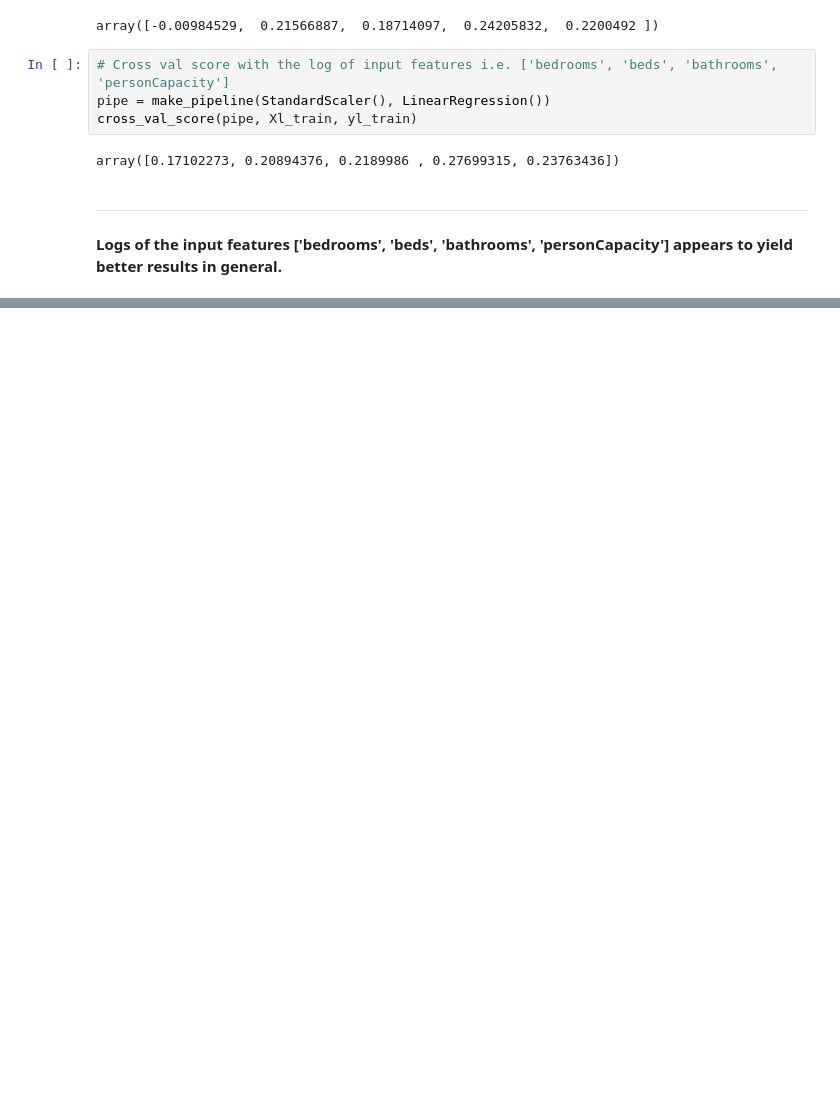
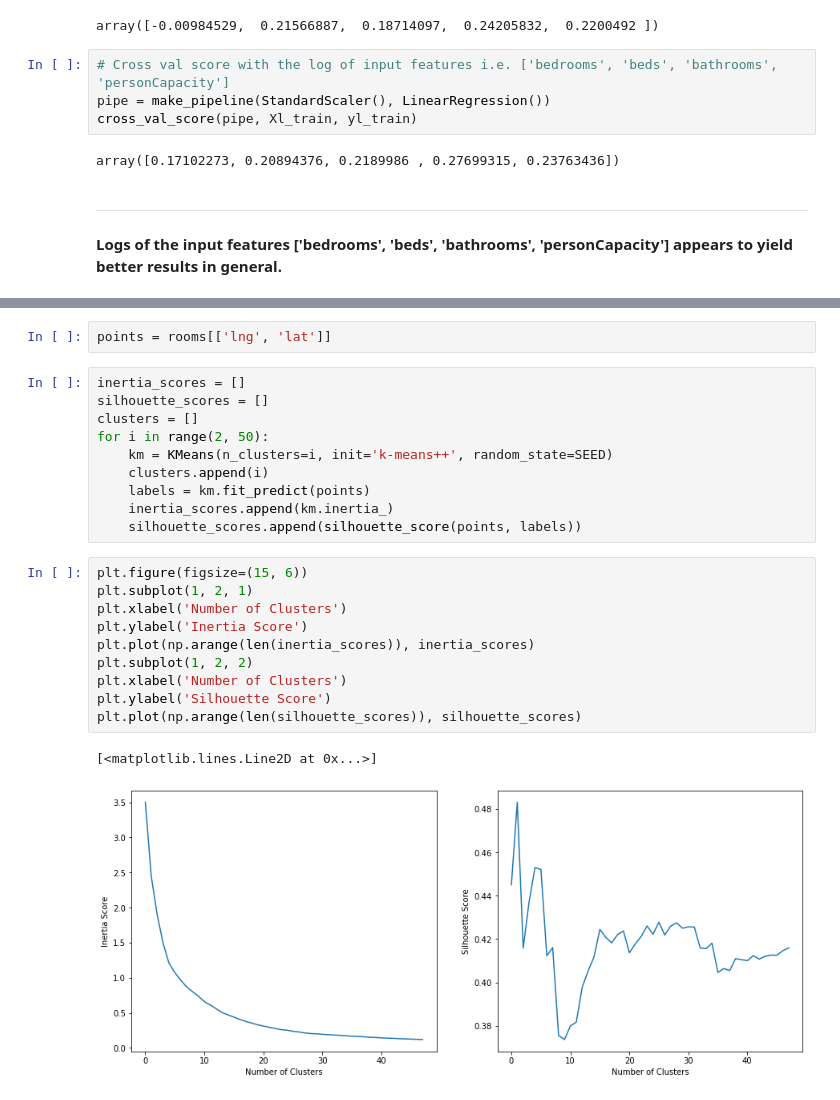
Before and after one commit to scottkds/airbnb_prices, a Jupyter notebook: models/Airbnb_regression.ipynb, the cells around one changed output, grey strips where cells are left out. Drawn from its saved outputs; the diff is of its cells as text; blank space fills up the shorter version.

```diff
--- a/models/Airbnb_regression.ipynb
+++ b/models/Airbnb_regression.ipynb
@@ -319,0 +414,25 @@ ______
+# %%
+points = rooms[['lng', 'lat']]
+# %%
+inertia_scores = []
+silhouette_scores = []
+clusters = []
+for i in range(2, 50):
+    km = KMeans(n_clusters=i, init='k-means++', random_state=SEED)
+    clusters.append(i)
+    labels = km.fit_predict(points)
+    inertia_scores.append(km.inertia_)
+    silhouette_scores.append(silhouette_score(points, labels))
+# %%
+plt.figure(figsize=(15, 6))
+plt.subplot(1, 2, 1)
+plt.xlabel('Number of Clusters')
+plt.ylabel('Inertia Score')
+plt.plot(np.arange(len(inertia_scores)), inertia_scores)
+plt.subplot(1, 2, 2)
+plt.xlabel('Number of Clusters')
+plt.ylabel('Silhouette Score')
+plt.plot(np.arange(len(silhouette_scores)), silhouette_scores)
+# %% [output]
+[<matplotlib.lines.Line2D at 0x...>]
+[figure, added]
```
Also changed, not shown: parts of 46 cells of this notebook.
